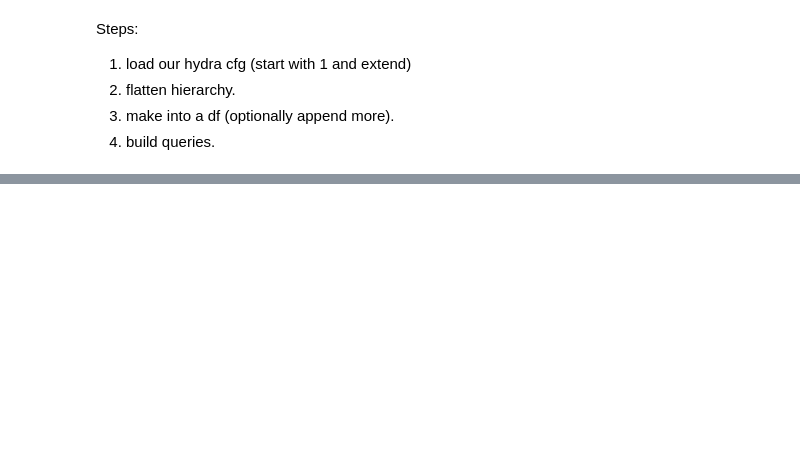
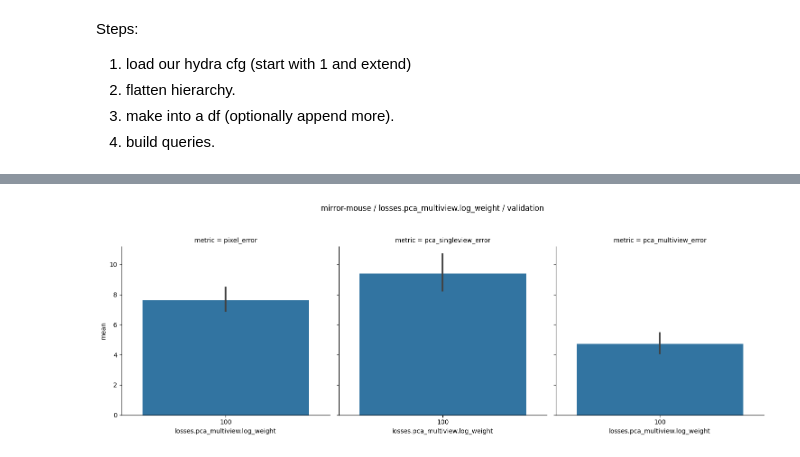
Before and after one commit to paninski-lab/tracking-diagnostics, a Jupyter notebook: notebooks/inventory_query_example.ipynb, the cells around one changed output, grey strips where cells are left out. Saved outputs shown, nothing was run; the diff lists cells and outputs as text; code cells hidden in the pictures; blank space fills up the shorter version.

Commit message:
new query edits

```diff
--- a/notebooks/inventory_query_example.ipynb
+++ b/notebooks/inventory_query_example.ipynb
@@ -30,0 +26,9 @@ print(query_builder.combine_queries("and"))
+# %%
+query_builder = QueryBuilder(total_df)
+query_builder.add_query("training.rng_seed_data_pt", "in", ["0", "1","2"])
+query_builder.add_query("training.train_frames", "==", "75") # # use just training.train_frames=1 for now
+# query_builder.add_query("model.losses_to_use", "==", "[]") # works
+# query_builder.add_query("model.losses_to_use", "==", "['unimodal_mse']") # works
+query_builder.add_query("model.losses_to_use", "in", ["[]", "[unimodal_mse]"]) # trying to grab both unimodal_mse and supervised. note no quotes inside brackets per loss
+query_builder.add_timestamp_query("2022-11-16", "2022-11-17") # works
+print(query_builder.combine_queries("and"))
@@ -30,0 +39,3 @@ print(query_builder.combine_queries("and"))
+# %%
+total_df_queried = total_df.query(query_builder.combine_queries("and"))
+total_df_queried.shape
@@ -30,0 +46,11 @@ print(query_builder.combine_queries("and"))
+# %%
+def load_pred_csvs(filename, metric_name, split_set, pd_kwrgs) -> pd.DataFrame:
+    df = pd.read_csv(filename, **pd_kwrgs)
+    # take mean over all columns that are not "set"
+    df["mean"] =  df.loc[:,[c for c in df.columns if c!= "set"]].mean(axis=1)
+    if split_set is not None:
+        df["set"] = split_set
+    # add mean and metric
+    df["metric"] = metric_name
+
+    return df
@@ -30,0 +125,10 @@ print(query_builder.combine_queries("and"))
+# %%
+# input which hparam to sweep -- which log weight
+hparam_name = input("Select hparam to sweep, e.g. losses.pca_multiview.log_weight (no quotes): ")
+# input split set
+split_set = input("Select split set, e.g. train, validation, test (no quotes): ")
+# input dataset name
+dataset_name = input("Select dataset name, e.g. mirror-mouse (no quotes): ")
+# accordingly, get values and sort them and plot all existing metrics
+values = df_big[hparam_name].unique()
+values = sorted(values, key=lambda x: float(x))
@@ -30,0 +164,12 @@ print(query_builder.combine_queries("and"))
+# %%
+# plot bars with errors per rng seed, and two panels, one per metric
+# sns.catplot(data=df_big_mean, x="rng_seed_data_pt", y="paw1LH_top", col="metric", ci="sd")
+
+g = sns.catplot(data=df_big[df_big["set"] == split_set], x=hparam_name, order=values, y="mean", col="metric", errorbar=('ci', 95), kind="bar") # x="unimodal_mse_log_weight"
+# add dataset name and sweep and split set to title
+g.fig.suptitle(f"{dataset_name} / {hparam_name} / {split_set}", y=1.05)
+g.fig.tight_layout()
+# add horizontal line at 5
+# plt.axhline(y=5, color='r', linestyle='-')
+# %% [output]
+[figure, added]
```
Also changed, not shown: parts of 35 cells of this notebook, 1 other file.
